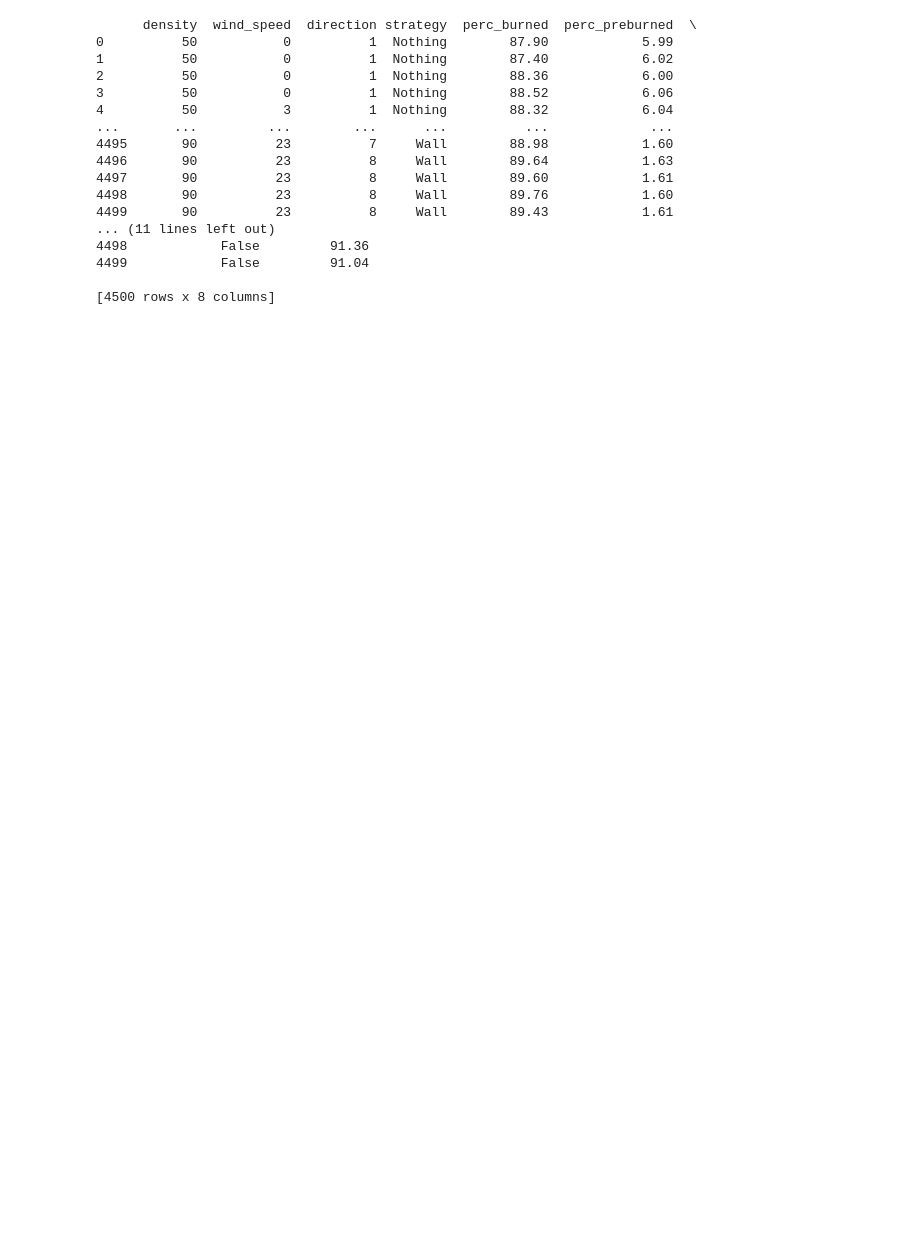
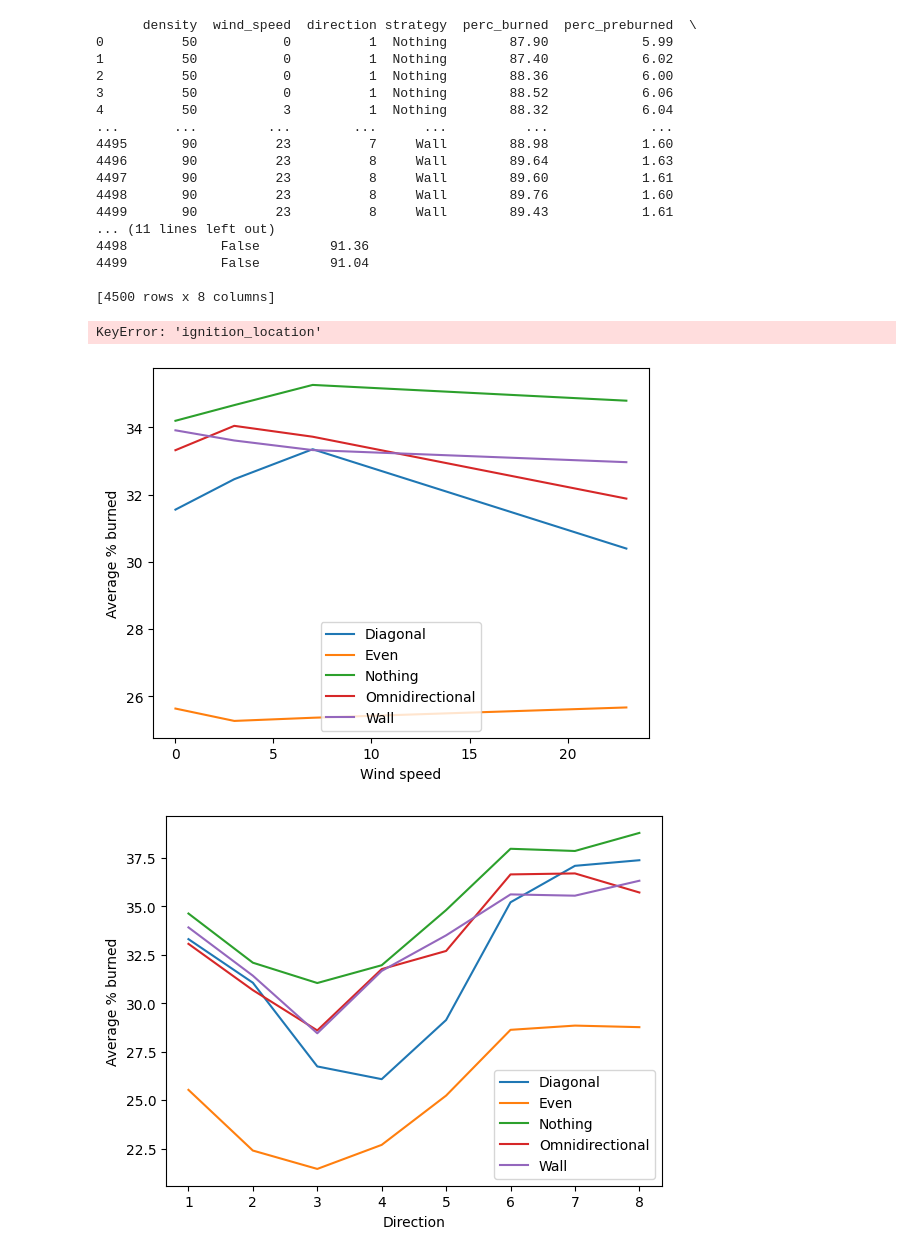
Before and after one commit to reijer-dev/rmai2024, a Jupyter notebook: analyze.ipynb, the cells around one changed output. Cells and saved outputs as stored; diff of their text form; code cells hidden in the pictures; blank space fills up the shorter version.

```diff
--- a/analyze.ipynb
+++ b/analyze.ipynb
@@ -44,6 +48,54 @@ print(df)
 4499            False         91.04
 
 [4500 rows x 8 columns]
+# %%
+import matplotlib.pyplot as plt
+
+#RQ1: een grafiek met op x-as density, 4 lijnen, en op y-as de total_burned
+
+df_without_il = df[df['ignition_location'] == 1]
+
+per_strategy = df.groupby(['strategy'])
+for name, group in per_strategy:
+    per_density = group.groupby('density')
+    x = [n for n,g in per_density]
+    y = [g['total_burned'].mean() for n,g in per_density]
+    plt.plot(x,y,label=name)
+    plt.xlabel('Density')
+    plt.ylabel('Average % burned')
+    plt.legend()
+# %% [output]
+KeyError: 'ignition_location'
+# %%
+#RQ2: tabel
+#                            |   total_burned
+#                                Nothing  |  Even  |  Diagonal  |  Omnidirectional  |  Wall
+#wind speed  |   direction   |   10       |  20    |  30        |  20               |  15
+#
+#
+
+plt.figure(1)
+per_strategy = df.groupby(['strategy'])
+for name, group in per_strategy:
+    x = [n for n,g in group.groupby('wind_speed')]
+    y = [g['total_burned'].mean() for n,g in group.groupby('wind_speed')]
+    plt.plot(x,y,label=name)
+    plt.xlabel('Wind speed')
+    plt.ylabel('Average % burned')
+    plt.legend()
+
+plt.figure(2)
+per_strategy = df.groupby(['strategy'])
+for name, group in per_strategy:
+    x = [n for n,g in group.groupby('direction')]
+    y = [g['total_burned'].mean() for n,g in group.groupby('direction')]
+    plt.plot(x,y,label=name)
+    plt.xlabel('Direction')
+    plt.ylabel('Average % burned')
+    plt.legend()
+# %% [output]
+[figure, added]
+[figure, added]
 # %%
 scores = df.groupby('strategy')['total_burned'].mean()
 print(scores)
```
Also changed, not shown: parts of 2 cells of this notebook, 2 other files.
